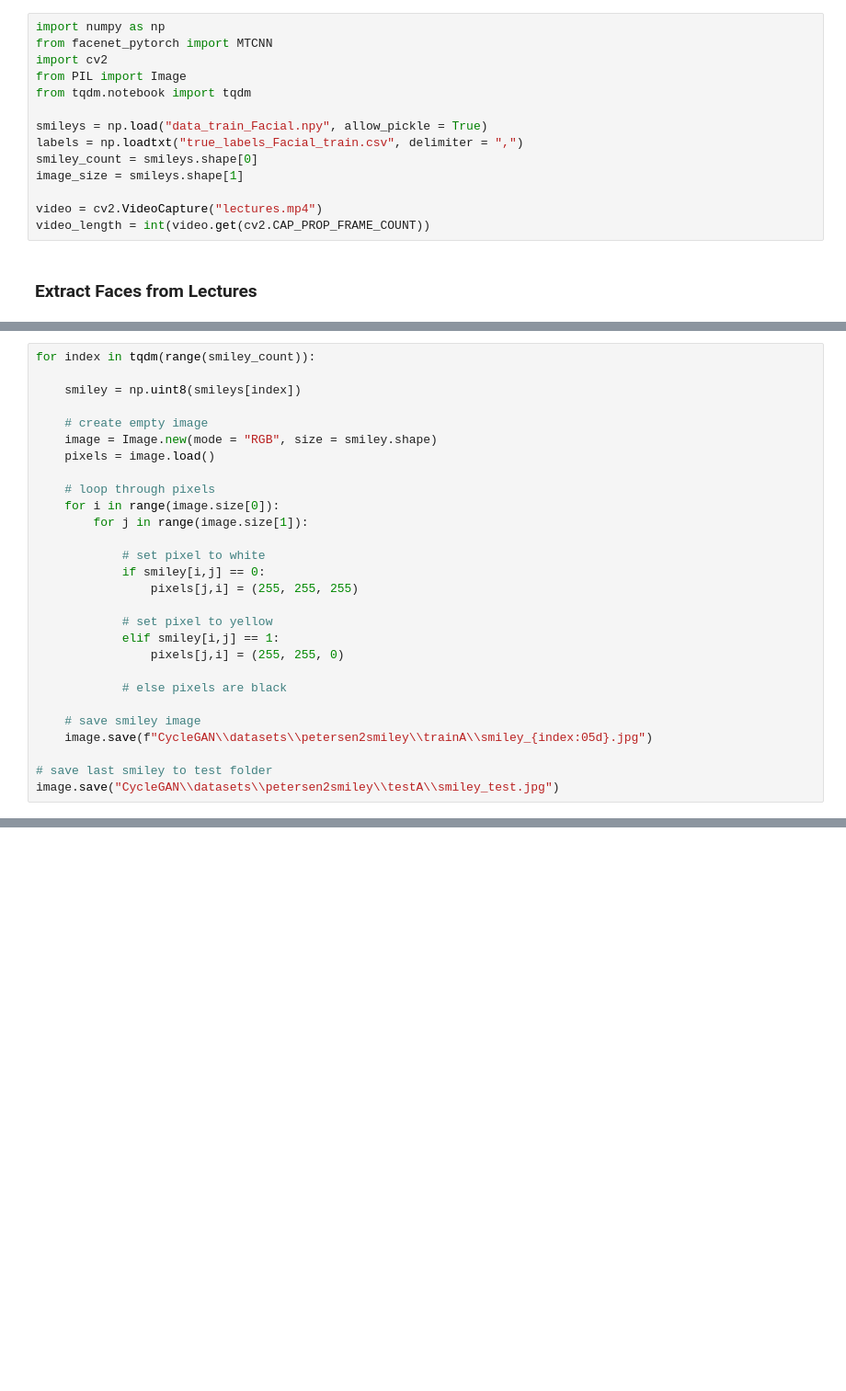
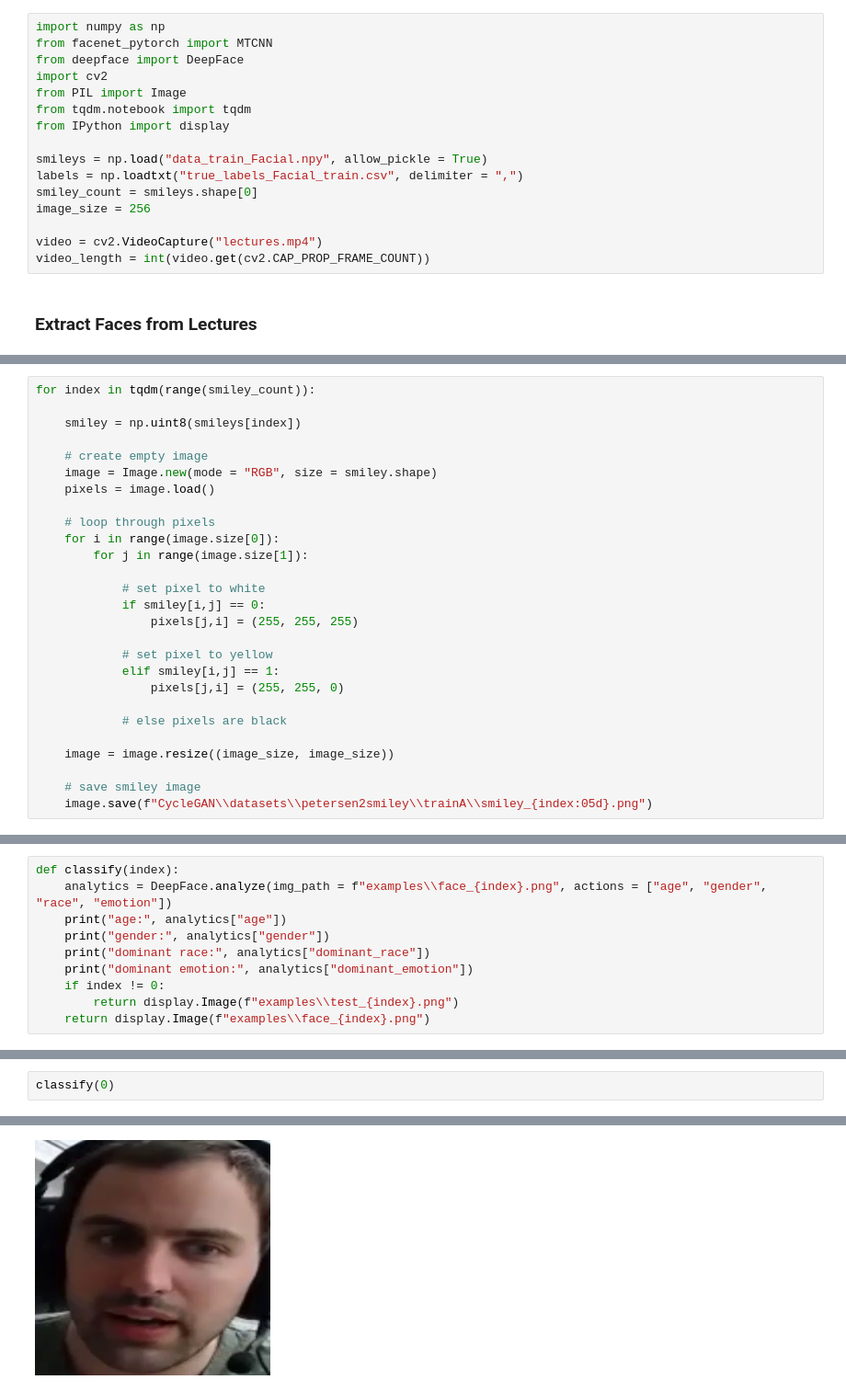
Before and after one commit to maxstollmayer/ML-Challenges, a Jupyter notebook: Challenge-3/petersen2smiley.ipynb, the cells around one changed output, grey strips where cells are left out. Shown at 92% size. Cells and saved outputs as stored; diff of their text form; blank space fills up the shorter version.

```diff
--- a/Challenge-3/petersen2smiley.ipynb
+++ b/Challenge-3/petersen2smiley.ipynb
@@ -30,14 +20,16 @@ We thus just present some of the more interesting results of the CycleGAN.
 # %%
 import numpy as np
 from facenet_pytorch import MTCNN
+from deepface import DeepFace
 import cv2
 from PIL import Image
 from tqdm.notebook import tqdm
+from IPython import display
 
 smileys = np.load("data_train_Facial.npy", allow_pickle = True)
 labels = np.loadtxt("true_labels_Facial_train.csv", delimiter = ",")
 smiley_count = smileys.shape[0]
-image_size = smileys.shape[1]
+image_size = 256
 
 video = cv2.VideoCapture("lectures.mp4")
 video_length = int(video.get(cv2.CAP_PROP_FRAME_COUNT))
@@ -88,11 +77,10 @@ for index in tqdm(range(smiley_count)):
 
             # else pixels are black
 
+    image = image.resize((image_size, image_size))
+
     # save smiley image
-    image.save(f"CycleGAN\\datasets\\petersen2smiley\\trainA\\smiley_{index:05d}.jpg")
-
-# save last smiley to test folder
-image.save("CycleGAN\\datasets\\petersen2smiley\\testA\\smiley_test.jpg")
+    image.save(f"CycleGAN\\datasets\\petersen2smiley\\trainA\\smiley_{index:05d}.png")
 # %% [markdown]
 ### Train CycleGAN
 
@@ -120,0 +99,10 @@ display.Image("./examples/8.png")
+# %%
+def classify(index):
+    analytics = DeepFace.analyze(img_path = f"examples\\face_{index}.png", actions = ["age", "gender", "race", "emotion"])
+    print("age:", analytics["age"])
+    print("gender:", analytics["gender"])
+    print("dominant race:", analytics["dominant_race"])
+    print("dominant emotion:", analytics["dominant_emotion"])
+    if index != 0:
+        return display.Image(f"examples\\test_{index}.png")
+    return display.Image(f"examples\\face_{index}.png")
@@ -120,0 +111,3 @@ display.Image("./examples/8.png")
+# %%
+classify(0)
+# %% [output]
@@ -120,0 +118 @@ display.Image("./examples/8.png")
+[figure, added]
```
Also changed, not shown: parts of 25 cells of this notebook, 16 other files.
